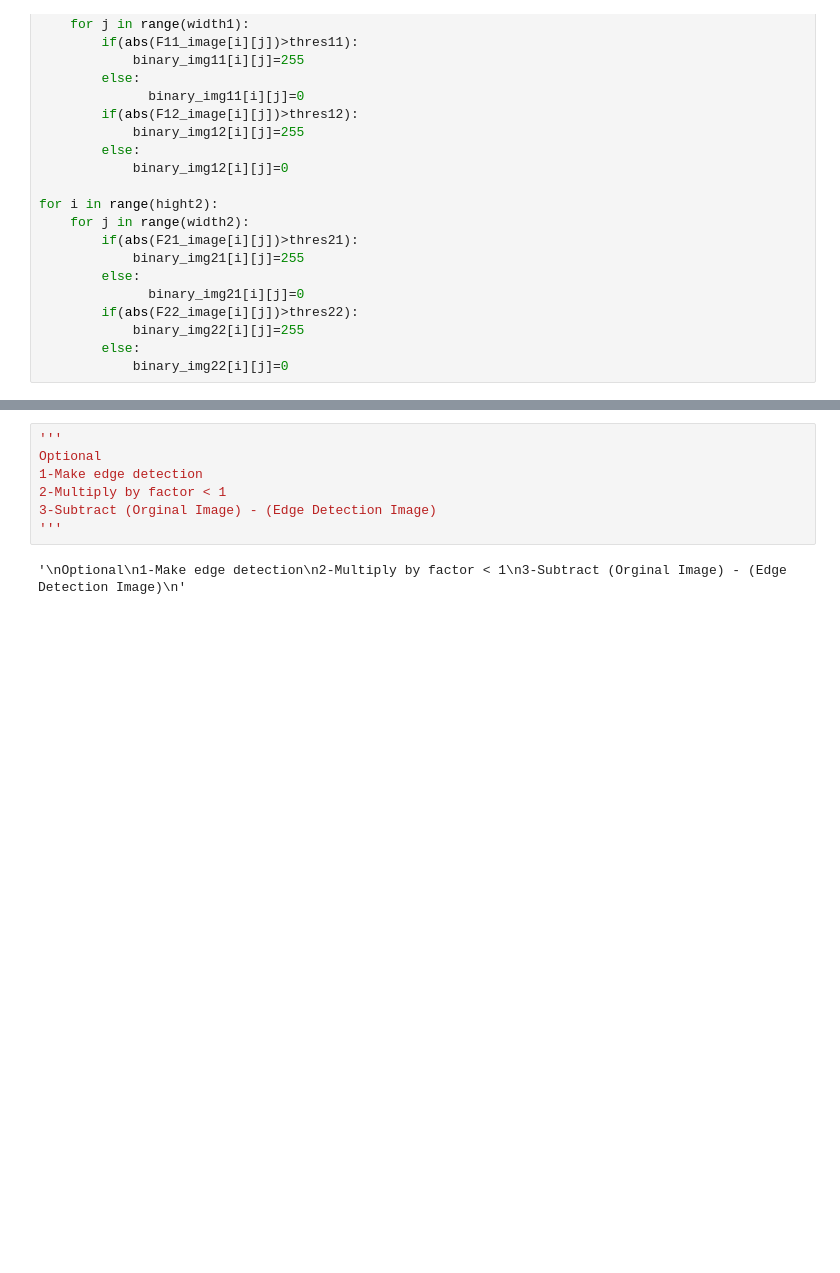
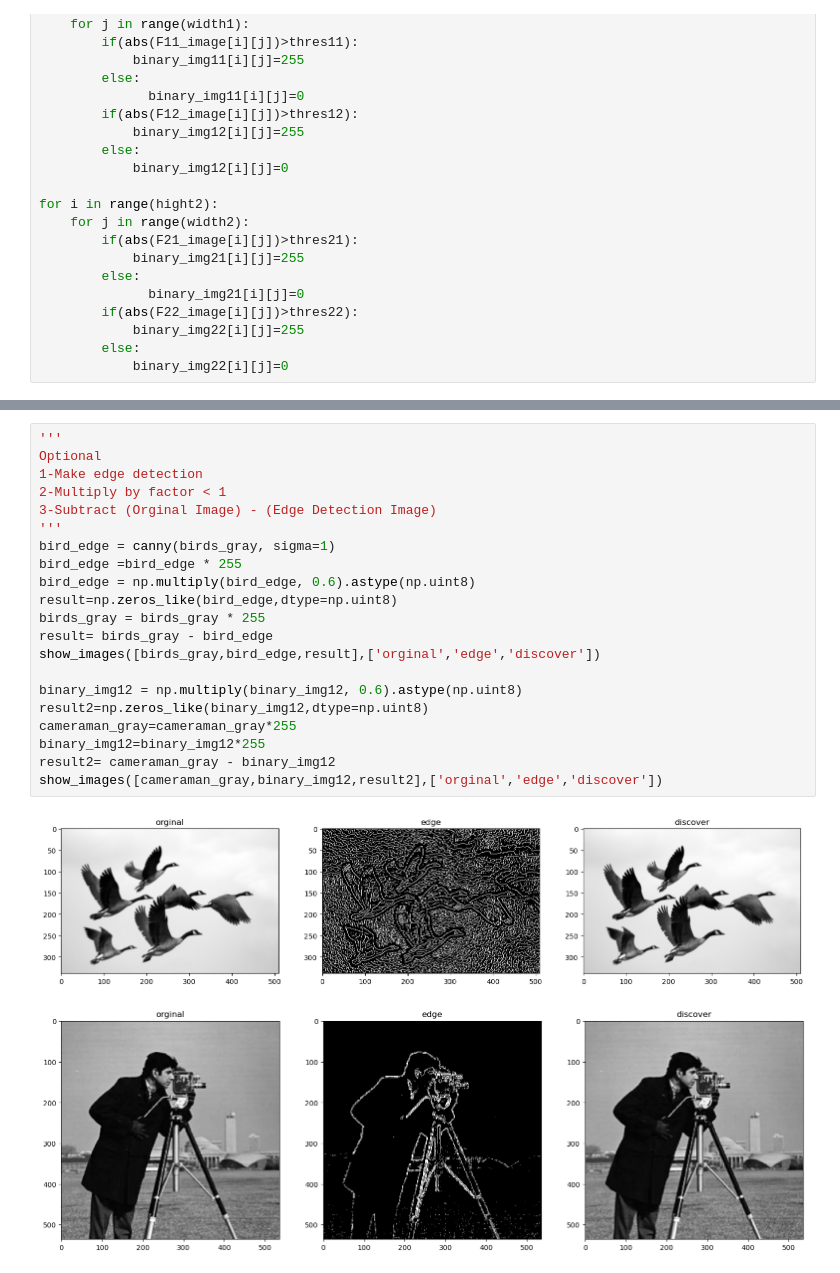
Before and after one commit to engmohamed-emad/img_labs, a Jupyter notebook: lab5/lab5-std/Lab_Edge_Detection_STD.ipynb, the cells around one changed output, grey strips where cells are left out. Cells and saved outputs as stored; diff of their text form; blank space fills up the shorter version.

```diff
--- a/lab5/lab5-std/Lab_Edge_Detection_STD.ipynb
+++ b/lab5/lab5-std/Lab_Edge_Detection_STD.ipynb
@@ -238,12 +235,27 @@ cf.show_images([binary_img21,binary_img22],['image1 after cond','image2 after co
 [figure]
 [figure]
 [figure]
-# %%
-'''
-Optional
-1-Make edge detection
-2-Multiply by factor < 1
-3-Subtract (Orginal Image) - (Edge Detection Image)
-'''
-# %% [output]
-'\nOptional\n1-Make edge detection\n2-Multiply by factor < 1\n3-Subtract (Orginal Image) - (Edge Detection Image)\n'
+# %%
+'''
+Optional
+1-Make edge detection
+2-Multiply by factor < 1
+3-Subtract (Orginal Image) - (Edge Detection Image)
+'''
+bird_edge = canny(birds_gray, sigma=1)
+bird_edge =bird_edge * 255
+bird_edge = np.multiply(bird_edge, 0.6).astype(np.uint8)
+result=np.zeros_like(bird_edge,dtype=np.uint8)
+birds_gray = birds_gray * 255
+result= birds_gray - bird_edge
+show_images([birds_gray,bird_edge,result],['orginal','edge','discover'])
+
+binary_img12 = np.multiply(binary_img12, 0.6).astype(np.uint8)
+result2=np.zeros_like(binary_img12,dtype=np.uint8)
+cameraman_gray=cameraman_gray*255
+binary_img12=binary_img12*255
+result2= cameraman_gray - binary_img12
+show_images([cameraman_gray,binary_img12,result2],['orginal','edge','discover'])
+# %% [output]
+[figure, added]
+[figure, added]
```
Also changed, not shown: parts of 3 cells of this notebook, 13 other files.
